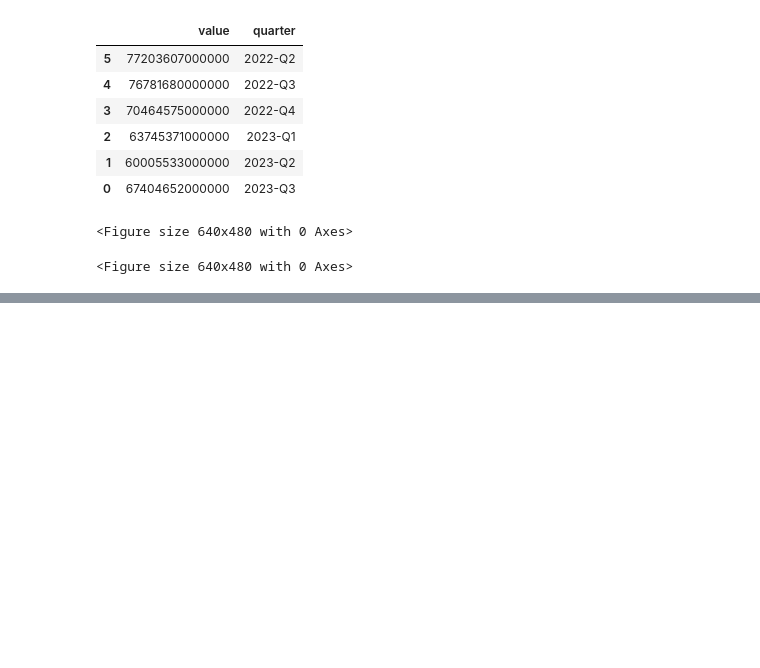
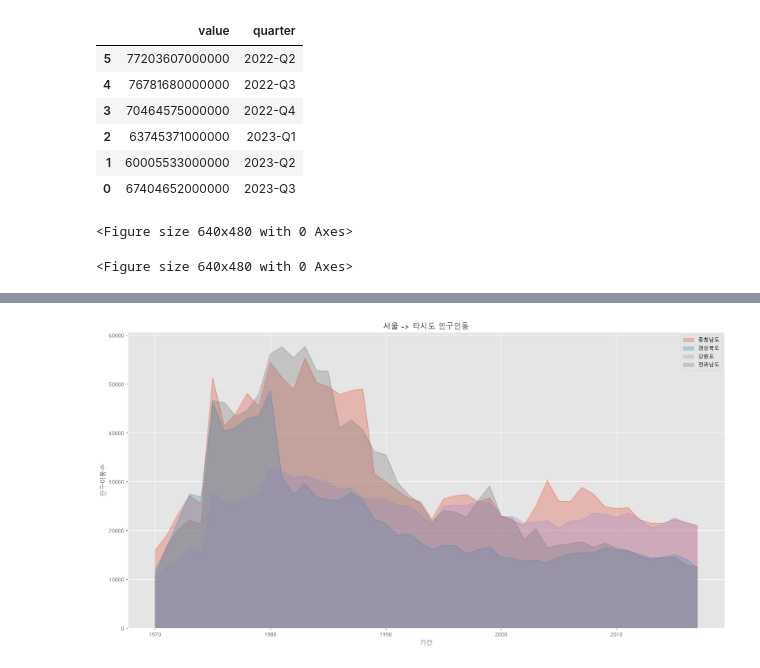
Before and after one commit to rlaalsgh1113/18_data_analytics, a Jupyter notebook: 01_matplotlib.ipynb, the cells around one changed output, grey strips where cells are left out. Cells and saved outputs as stored; diff of their text form; code cells hidden in the pictures; blank space fills up the shorter version.

```diff
--- a/01_matplotlib.ipynb
+++ b/01_matplotlib.ipynb
@@ -359,0 +432,6 @@ plt.show()
+# %%
+col_years = list(map(str, range(1970, 2018)))
+df_4 = df_seoul.loc[["충청남도", "경상북도", "강원도", "전라남도"], col_years]
+df_4.dtypes
+df_4 = df_4.astype(int) # 데이터 형태 변경
+df_4.dtypes
@@ -359,0 +456,3 @@ plt.show()
+# %%
+df_4 = df_4.transpose()
+df_4.head()
@@ -359,0 +466,18 @@ plt.show()
+# %%
+plt.style.use("ggplot")
+
+df_4.plot(
+    kind="area",
+    stacked=False,
+    alpha=0.3,
+    figsize=(20,10)
+)
+
+plt.title("서울 -> 타시도 인구인동")
+plt.ylabel("인구이동수")
+plt.xlabel("기간")
+plt.legend(loc='best')
+
+plt.show()
+# %% [output]
+[figure, added]
```
Also changed, not shown: parts of 30 cells of this notebook, 2 other files.
